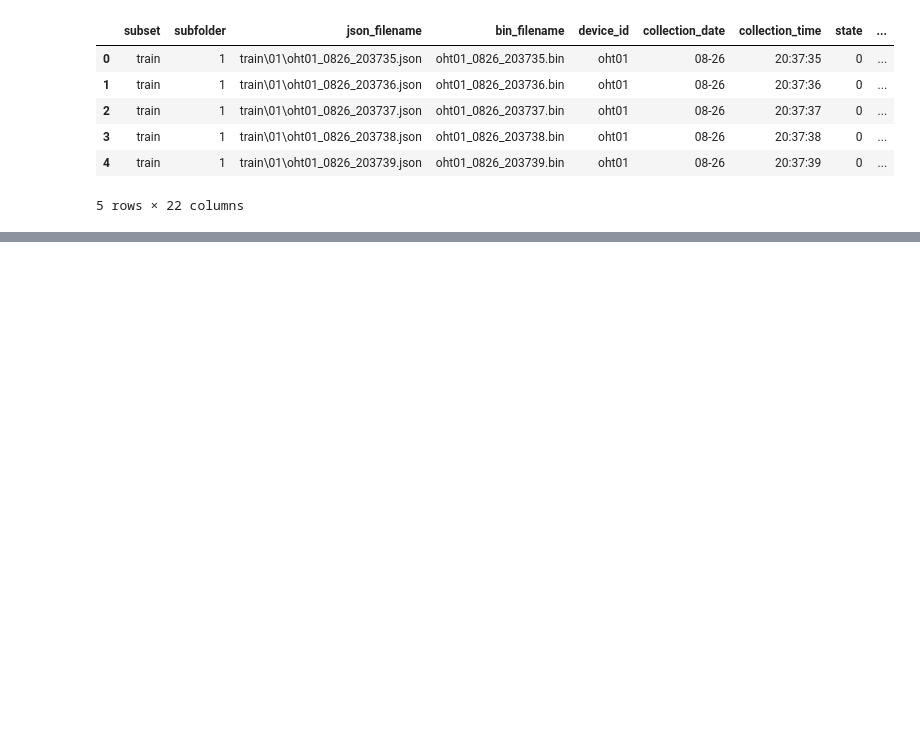
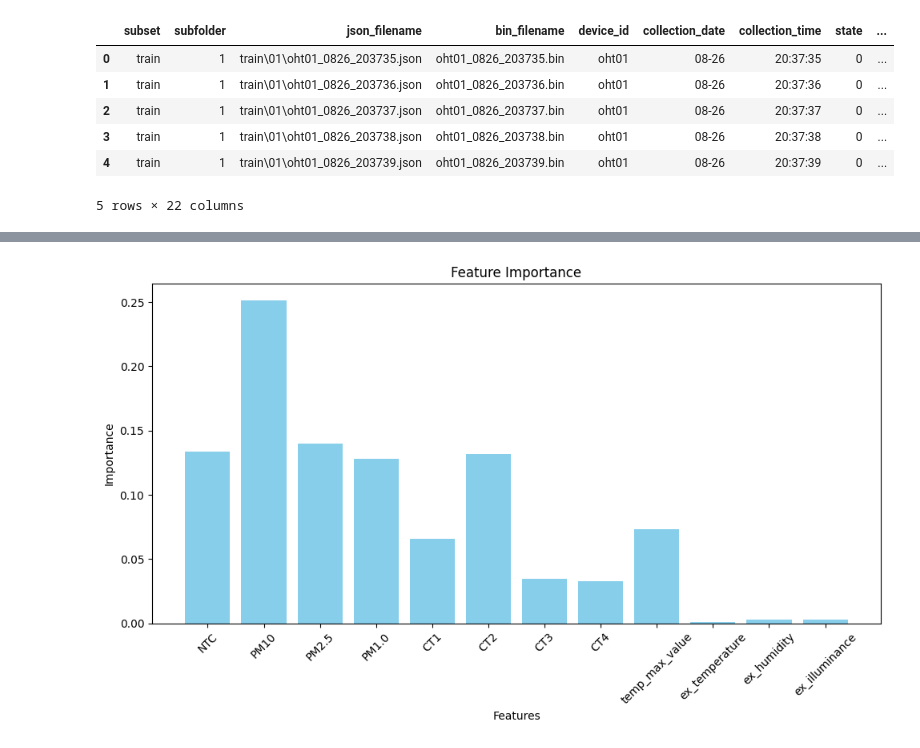
Before and after one commit to KT-AIVLE6th-BigProject-Team3/Multimodal_AI_2, a Jupyter notebook: 시계열 데이터만 실험.ipynb, the cells around one changed output, grey strips where cells are left out. Drawn from its saved outputs; the diff is of its cells as text; code cells hidden in the pictures; blank space fills up the shorter version.

```diff
--- a/시계열 데이터만 실험.ipynb
+++ b/시계열 데이터만 실험.ipynb
@@ -106,0 +21,72 @@ weighted avg       0.97      0.97      0.97      5052
+# %%
+import pandas as pd
+import numpy as np
+from sklearn.ensemble import RandomForestClassifier
+from sklearn.preprocessing import StandardScaler, LabelEncoder
+from sklearn.metrics import accuracy_score, classification_report
+import matplotlib.pyplot as plt
+
+# 1. CSV 파일 읽기
+csv_path = "C:/Users/82103/Desktop/multimodal/AGV/agv_merged_output.csv"  # 병합된 CSV 파일 경로
+df = pd.read_csv(csv_path)
+
+# 2. 데이터 전처리
+# 결측값 처리: 숫자형은 평균값으로, 범주형은 최빈값으로 채움
+df.fillna(df.mean(), inplace=True)
+for col in df.select_dtypes(include="object").columns:
+    df[col].fillna(df[col].mode()[0], inplace=True)
+
+# Label Encoding: 범주형 데이터를 숫자형으로 변환
+label_encoder = LabelEncoder()
+if "device_id" in df.columns:
+    df["device_id"] = label_encoder.fit_transform(df["device_id"])
+
+# 특징 스케일링: 숫자형 열을 정규화
+features = ["NTC", "PM10", "PM2.5", "PM1.0", "CT1", "CT2", "CT3", "CT4", "temp_max_value", "ex_temperature", "ex_humidity", "ex_illuminance"]
+scaler = StandardScaler()
+df[features] = scaler.fit_transform(df[features])
+
+# 3. 데이터셋 분리: train, test, val
+train_df = df[df["subset"] == "train"]
+test_df = df[df["subset"] == "test"]
+val_df = df[df["subset"] == "val"]
+
+# 학습 데이터
+X_train = train_df[features]
+y_train = train_df["state"]
+
+# 검증 데이터
+X_val = val_df[features]
+y_val = val_df["state"]
+
+# 테스트 데이터
+X_test = test_df[features]
+y_test = test_df["state"]
+
+# 4. 모델 학습
+model = RandomForestClassifier(n_estimators=100, random_state=42)
+model.fit(X_train, y_train)
+
+# 5. 검증 데이터 평가
+y_val_pred = model.predict(X_val)
+print("검증 데이터 정확도:", accuracy_score(y_val, y_val_pred))
+print("\n검증 데이터 분류 리포트:")
+print(classification_report(y_val, y_val_pred))
+
+# 6. 테스트 데이터 평가
+y_test_pred = model.predict(X_test)
+print("\n테스트 데이터 정확도:", accuracy_score(y_test, y_test_pred))
+print("\n테스트 데이터 분류 리포트:")
+print(classification_report(y_test, y_test_pred))
+
+# 7. 특징 중요도 시각화
+feature_importances = model.feature_importances_
+plt.figure(figsize=(10, 6))
+plt.bar(features, feature_importances, color="skyblue")
+plt.title("Feature Importance")
+plt.xlabel("Features")
+plt.ylabel("Importance")
+plt.xticks(rotation=45)
+plt.tight_layout()
+plt.show()
+# %% [output]
@@ -106,0 +110 @@ weighted avg       0.97      0.97      0.97      5052
+[figure, added]
```
Also changed, not shown: parts of 10 cells of this notebook.
